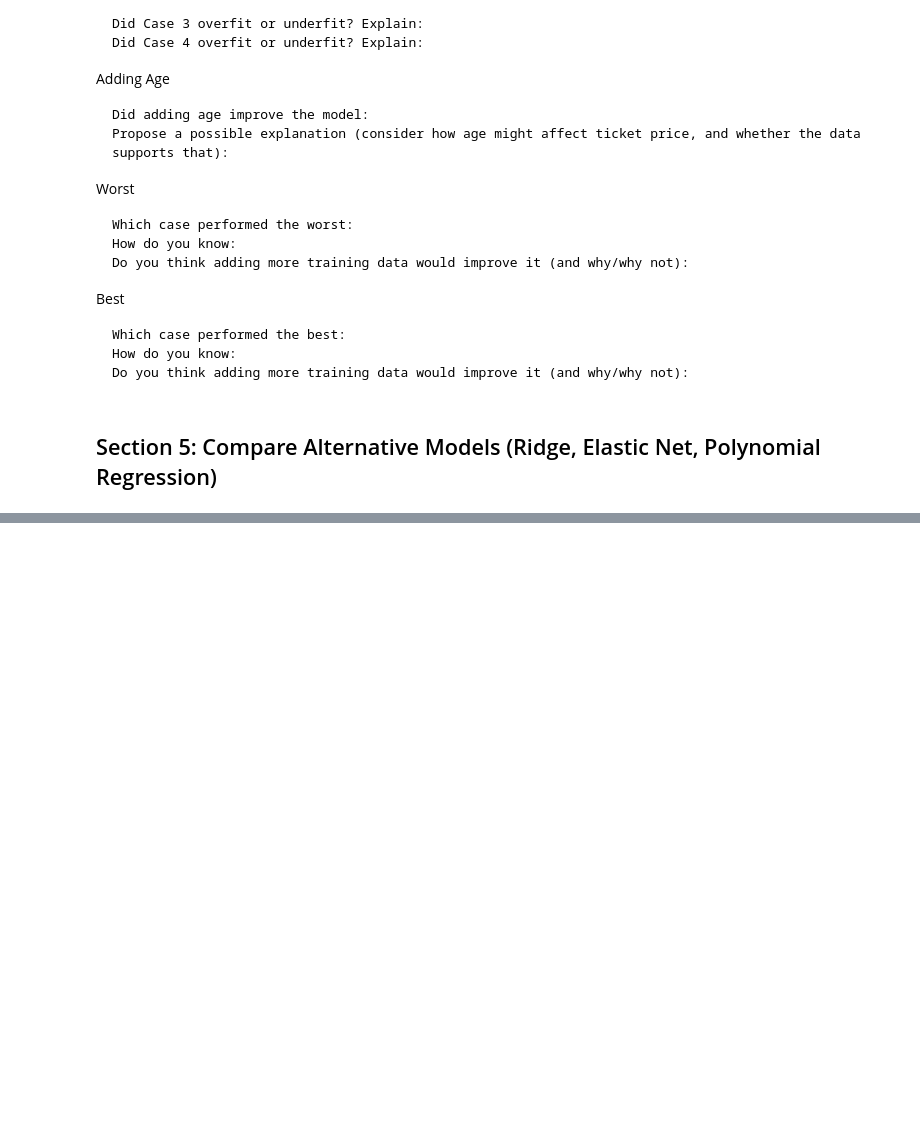
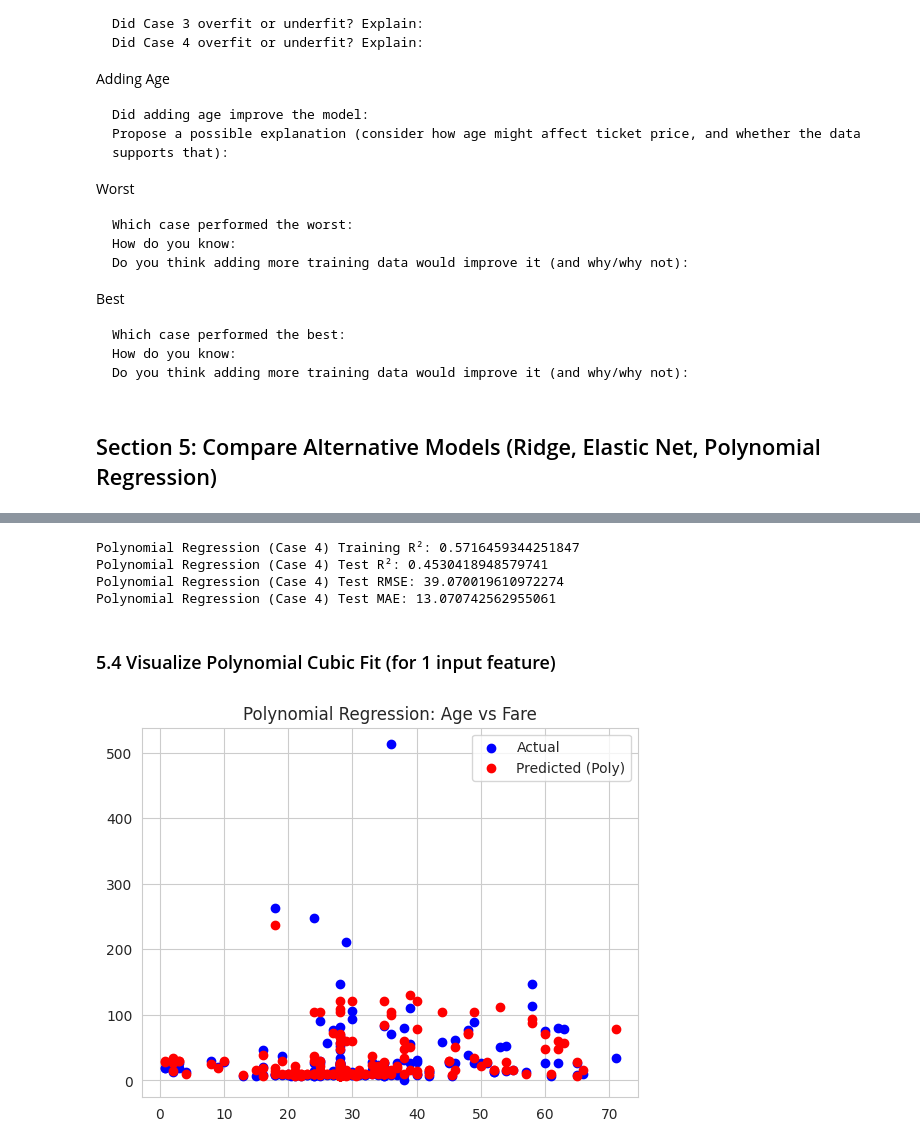
Before and after one commit to matthewpblock/applied-ml-matthew-block, a Jupyter notebook: notebooks/project04/ml04_block.ipynb, the cells around one changed output, grey strips where cells are left out. Saved outputs shown, nothing was run; the diff lists cells and outputs as text; code cells hidden in the pictures; blank space fills up the shorter version.

Commit message:
Built and tested required models

```diff
--- a/notebooks/project04/ml04_block.ipynb
+++ b/notebooks/project04/ml04_block.ipynb
@@ -274,0 +288,12 @@ Best
+# %%
+# Lasso Regression
+from sklearn.linear_model import Lasso
+
+lasso_model = Lasso(alpha=1.0) # You can adjust alpha as needed
+lasso_model.fit(X4_train, y4_train)
+y_pred_lasso = lasso_model.predict(X4_test)
+
+print("Lasso (Case 4) Training R²:", r2_score(y4_train, lasso_model.predict(X4_train)))
+print("Lasso (Case 4) Test R²:", r2_score(y4_test, y_pred_lasso))
+print("Lasso (Case 4) Test RMSE:", np.sqrt(mean_squared_error(y4_test, y_pred_lasso)))
+print("Lasso (Case 4) Test MAE:", mean_absolute_error(y4_test, y_pred_lasso))
@@ -274,0 +305,10 @@ Best
+# %%
+# Elastic Net Regression
+elastic_model = ElasticNet(alpha=1.0, l1_ratio=0.5) # Adjust alpha and l1_ratio as needed
+elastic_model.fit(X4_train, y4_train)
+y_pred_elastic = elastic_model.predict(X4_test)
+
+print("Elastic Net (Case 4) Training R²:", r2_score(y4_train, elastic_model.predict(X4_train)))
+print("Elastic Net (Case 4) Test R²:", r2_score(y4_test, y_pred_elastic))
+print("Elastic Net (Case 4) Test RMSE:", np.sqrt(mean_squared_error(y4_test, y_pred_elastic)))
+print("Elastic Net (Case 4) Test MAE:", mean_absolute_error(y4_test, y_pred_elastic))
@@ -274,0 +324,32 @@ Best
+# %%
+# Polynomial Regression
+# Set up the poly inputs
+poly = PolynomialFeatures(degree=3)
+X_train_poly = poly.fit_transform(X4_train)
+X_test_poly = poly.transform(X4_test)
+
+# Use the poly inputs in the LR model
+poly_model = LinearRegression()
+poly_model.fit(X_train_poly, y4_train)
+y_pred_poly = poly_model.predict(X_test_poly)
+
+print("Polynomial Regression (Case 4) Training R²:", r2_score(y4_train, poly_model.predict(X_train_poly)))
+print("Polynomial Regression (Case 4) Test R²:", r2_score(y4_test, y_pred_poly))
+print("Polynomial Regression (Case 4) Test RMSE:", np.sqrt(mean_squared_error(y4_test, y_pred_poly)))
+print("Polynomial Regression (Case 4) Test MAE:", mean_absolute_error(y4_test, y_pred_poly))
+# %% [output]
+Polynomial Regression (Case 4) Training R²: 0.5716459344251847
+Polynomial Regression (Case 4) Test R²: 0.4530418948579741
+Polynomial Regression (Case 4) Test RMSE: 39.070019610972274
+Polynomial Regression (Case 4) Test MAE: 13.070742562955061
+# %% [markdown]
+### 5.4 Visualize Polynomial Cubic Fit (for 1 input feature)
+# %%
+# Visualize Polynomial Cubic Fit (for 1 input feature)
+plt.scatter(X1_test, y1_test, color='blue', label='Actual')
+plt.scatter(X1_test, y_pred_poly, color='red', label='Predicted (Poly)')
+plt.legend()
+plt.title("Polynomial Regression: Age vs Fare")
+plt.show()
+# %% [output]
+[figure, added]
```
Also changed, not shown: parts of 50 cells of this notebook.
